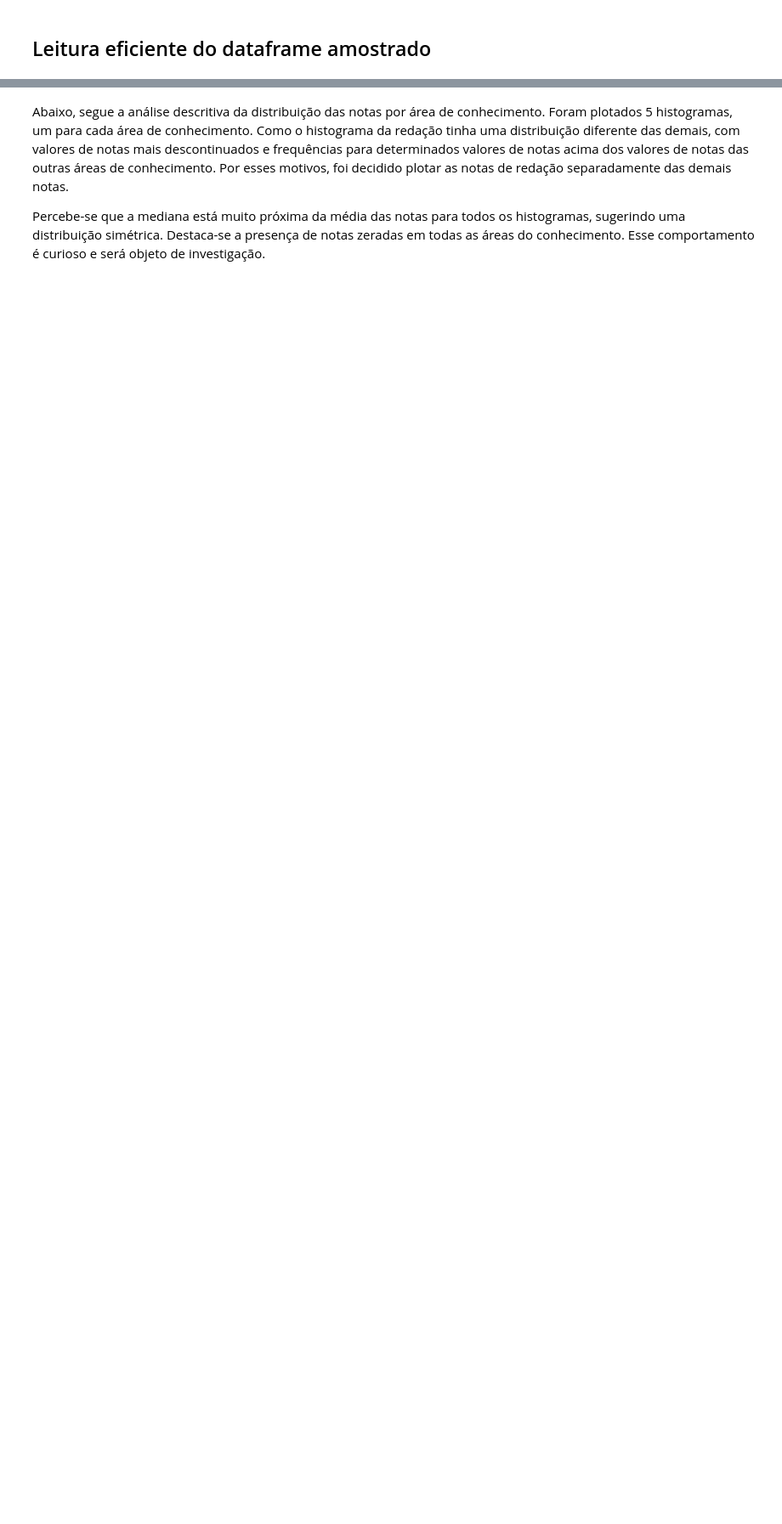
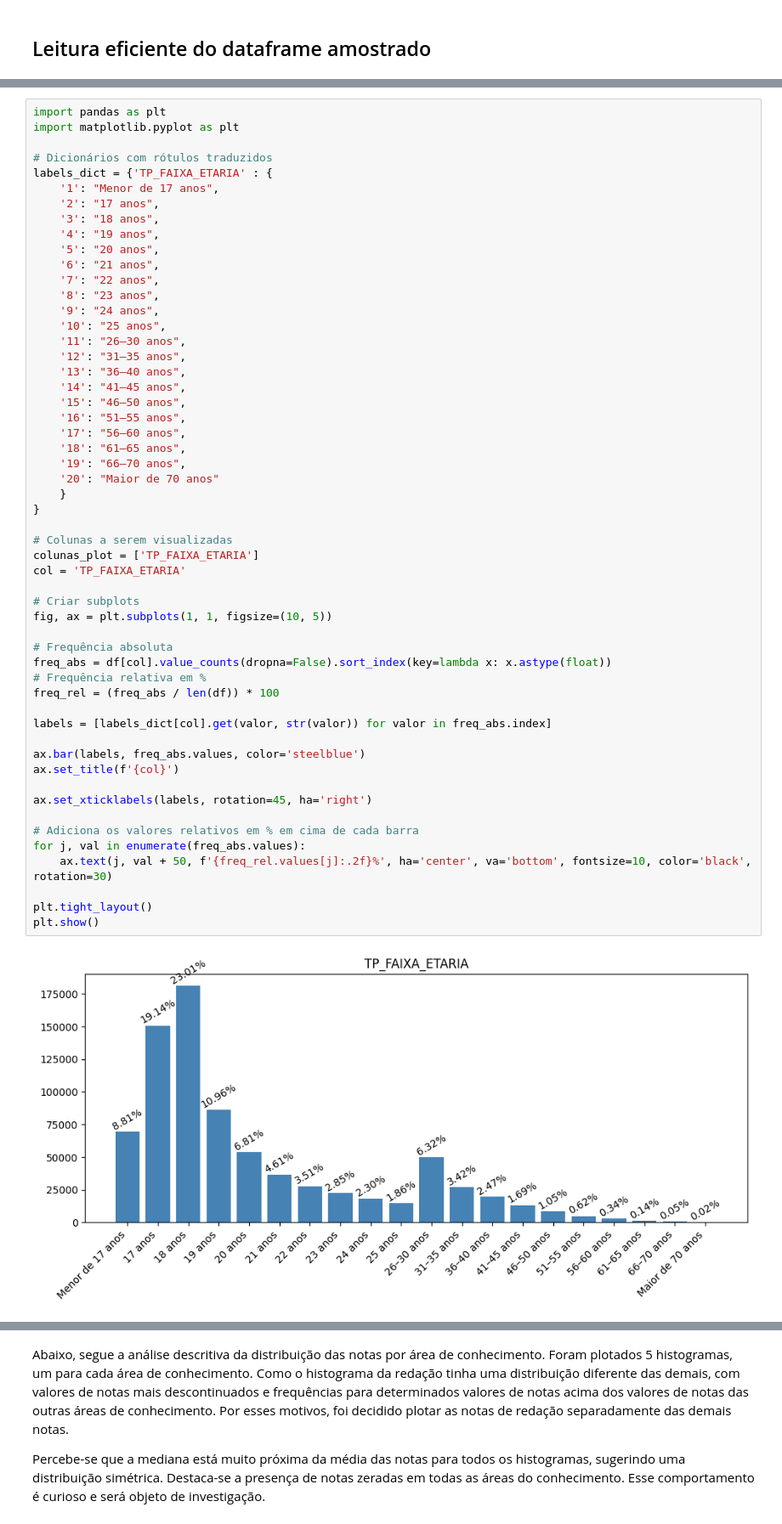
Before and after one commit to PedroGiacomin/data-mining, a Jupyter notebook: project-1/treatment.ipynb, the cells around one changed output, grey strips where cells are left out. Shown: that part at 85% size. Drawn from its saved outputs; the diff is of its cells as text; blank space fills up the shorter version.

```diff
--- a/project-1/treatment.ipynb
+++ b/project-1/treatment.ipynb
@@ -257,0 +228,56 @@ print(resultado)
+# %%
+import pandas as plt
+import matplotlib.pyplot as plt
+
+# Dicionários com rótulos traduzidos
+labels_dict = {'TP_FAIXA_ETARIA' : {
+    '1': "Menor de 17 anos",
+    '2': "17 anos",
+    '3': "18 anos",
+    '4': "19 anos",
+    '5': "20 anos",
+    '6': "21 anos",
+    '7': "22 anos",
+    '8': "23 anos",
+    '9': "24 anos",
+    '10': "25 anos",
+    '11': "26–30 anos",
+    '12': "31–35 anos",
+    '13': "36–40 anos",
+    '14': "41–45 anos",
+    '15': "46–50 anos",
+    '16': "51–55 anos",
+    '17': "56–60 anos",
+    '18': "61–65 anos",
+    '19': "66–70 anos",
+    '20': "Maior de 70 anos"
+    }
+}
+
+# Colunas a serem visualizadas
+colunas_plot = ['TP_FAIXA_ETARIA']
+col = 'TP_FAIXA_ETARIA'
+
+# Criar subplots
+fig, ax = plt.subplots(1, 1, figsize=(10, 5))
+
+# Frequência absoluta
+freq_abs = df[col].value_counts(dropna=False).sort_index(key=lambda x: x.astype(float))
+# Frequência relativa em %
+freq_rel = (freq_abs / len(df)) * 100
+
+labels = [labels_dict[col].get(valor, str(valor)) for valor in freq_abs.index]
+
+ax.bar(labels, freq_abs.values, color='steelblue')
+ax.set_title(f'{col}')
+
+ax.set_xticklabels(labels, rotation=45, ha='right')
+
+# Adiciona os valores relativos em % em cima de cada barra
+for j, val in enumerate(freq_abs.values):
+    ax.text(j, val + 50, f'{freq_rel.values[j]:.2f}%', ha='center', va='bottom', fontsize=10, color='black', rotation=30)
+
+plt.tight_layout()
+plt.show()
+# %% [output]
+[figure, added]
```
Also changed, not shown: parts of 89 cells of this notebook.
